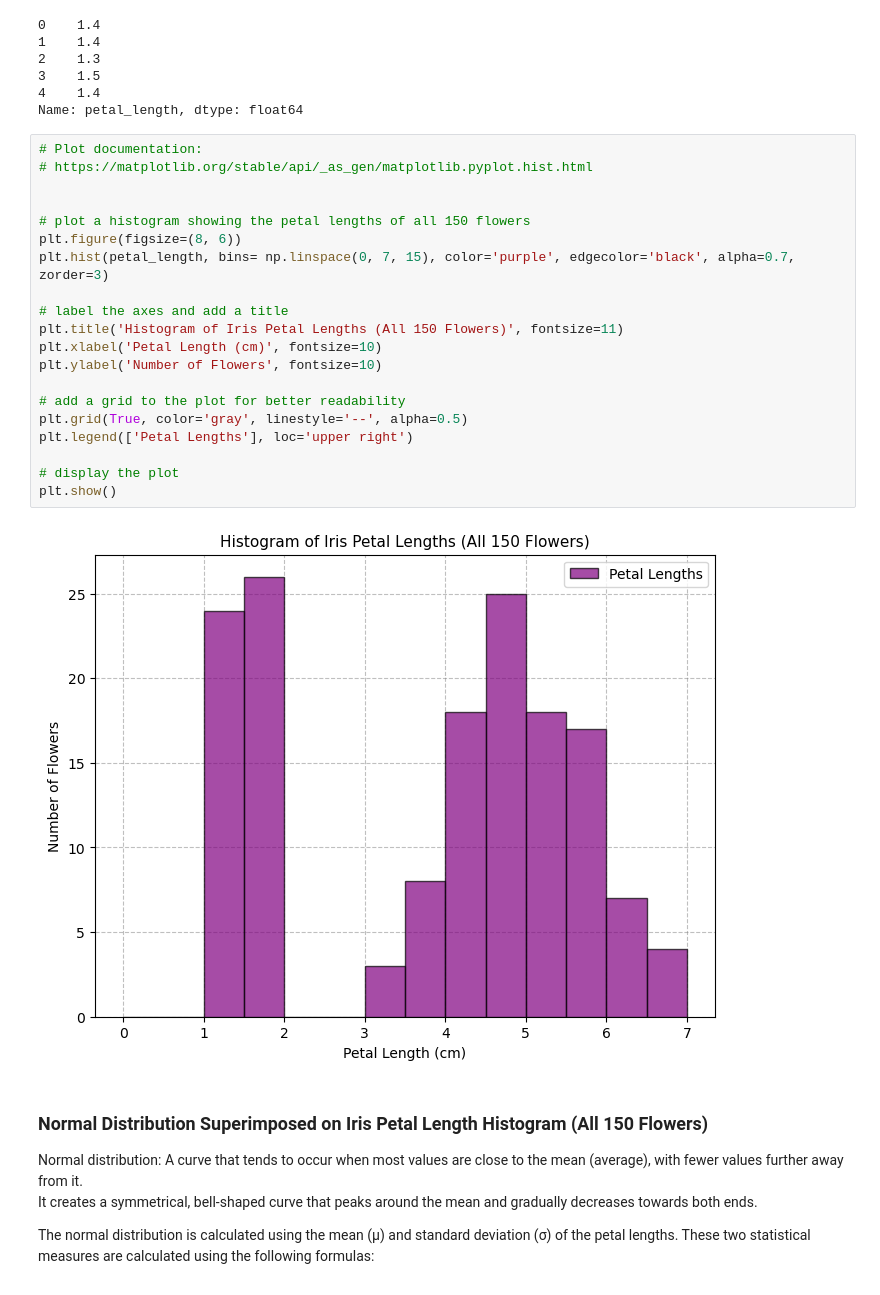
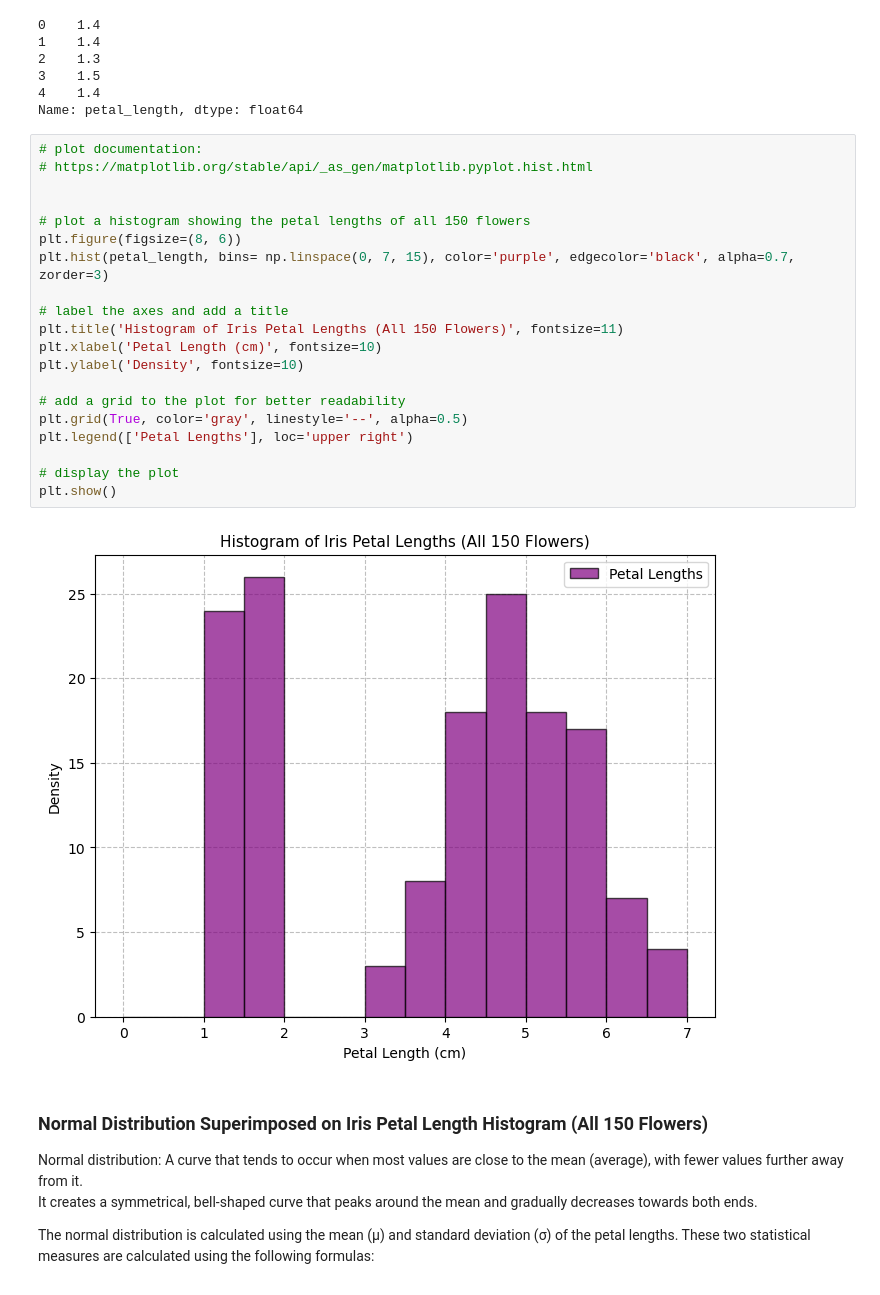
Before and after one commit to Maroua-El-Imame/applied-statistics-assessment, a Jupyter notebook: problems.ipynb, the cells around one changed output. Saved outputs shown, nothing was run; the diff lists cells and outputs as text.

```diff
--- a/problems.ipynb
+++ b/problems.ipynb
@@ -70,27 +85,27 @@ print(petal_length.head())
 4    1.4
 Name: petal_length, dtype: float64
 # %%
-# Plot documentation:
+# plot documentation:
 # https://matplotlib.org/stable/api/_as_gen/matplotlib.pyplot.hist.html
 
 
 # plot a histogram showing the petal lengths of all 150 flowers
 plt.figure(figsize=(8, 6))
 plt.hist(petal_length, bins= np.linspace(0, 7, 15), color='purple', edgecolor='black', alpha=0.7, zorder=3)
 
 # label the axes and add a title
 plt.title('Histogram of Iris Petal Lengths (All 150 Flowers)', fontsize=11)
 plt.xlabel('Petal Length (cm)', fontsize=10)
-plt.ylabel('Number of Flowers', fontsize=10)
+plt.ylabel('Density', fontsize=10)
 
 # add a grid to the plot for better readability
 plt.grid(True, color='gray', linestyle='--', alpha=0.5)
 plt.legend(['Petal Lengths'], loc='upper right')
 
 # display the plot
 plt.show()
 # %% [output]
-[figure, old version]
+[figure, new version]
 # %% [markdown]
 ### Normal Distribution Superimposed on Iris Petal Length Histogram (All 150 Flowers)
 
```
Also changed, not shown: parts of 17 cells of this notebook.
